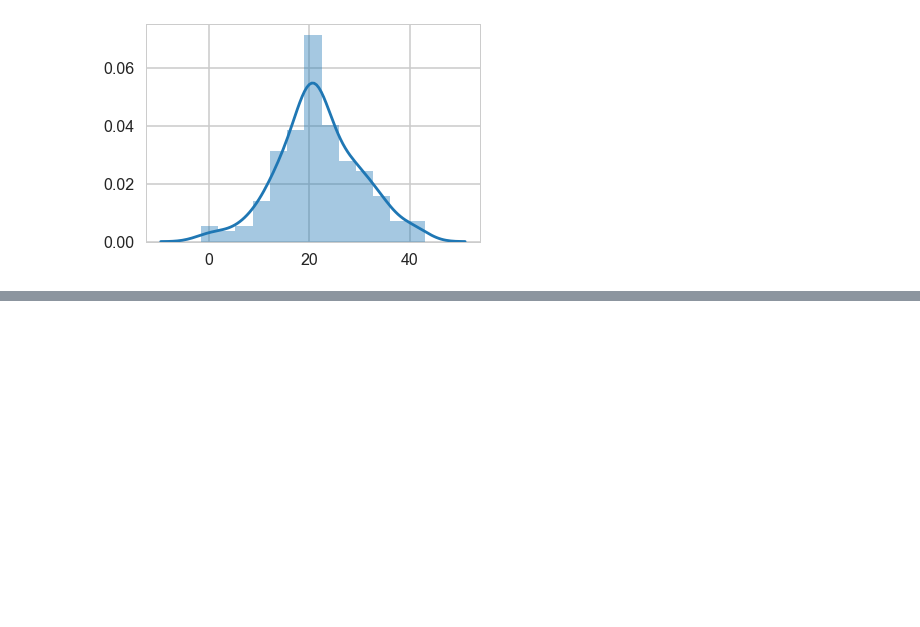
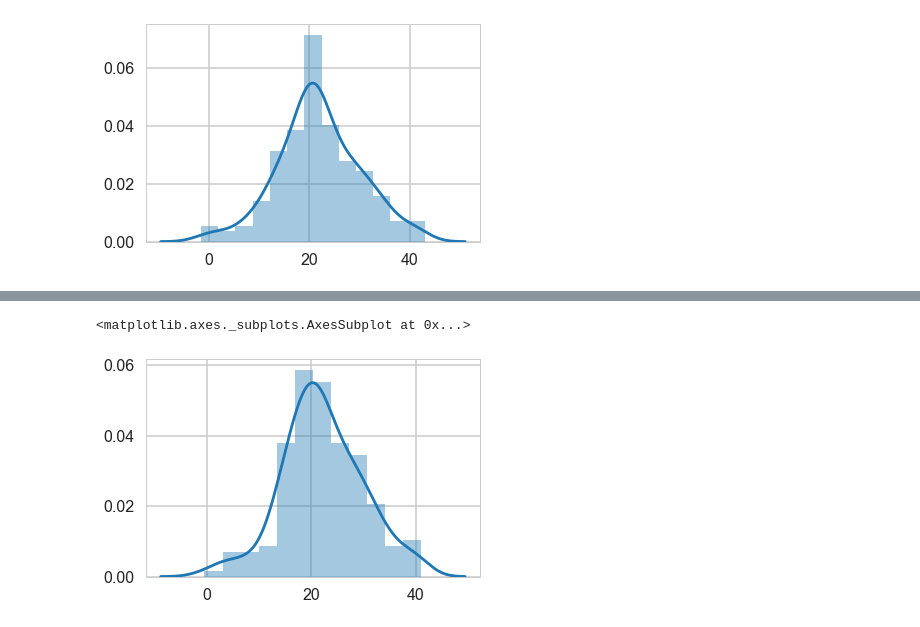
Before and after one commit to saheelahmed2/Boston-Housing-EDA, a Jupyter notebook: Boston Housing.ipynb, the cells around one changed output, grey strips where cells are left out. Saved outputs shown, nothing was run; the diff lists cells and outputs as text; code cells hidden in the pictures; blank space fills up the shorter version.

```diff
--- a/Boston Housing.ipynb
+++ b/Boston Housing.ipynb
@@ -383,0 +453,5 @@ sns.distplot(Y_pred)
+# %%
+sns.distplot(Y_pred)
+# %% [output]
+<matplotlib.axes._subplots.AxesSubplot at 0x...>
+[figure, added]
```
Also changed, not shown: parts of 14 cells of this notebook.
